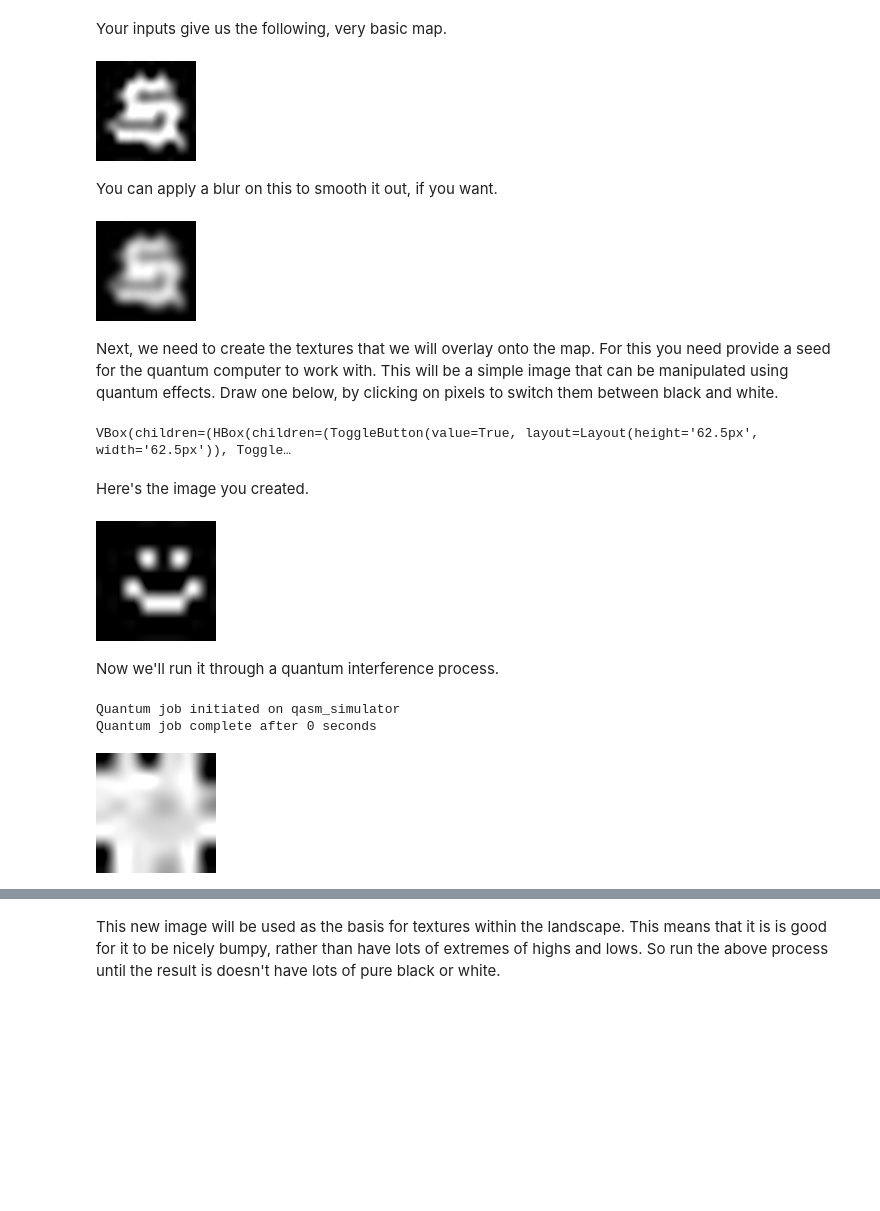
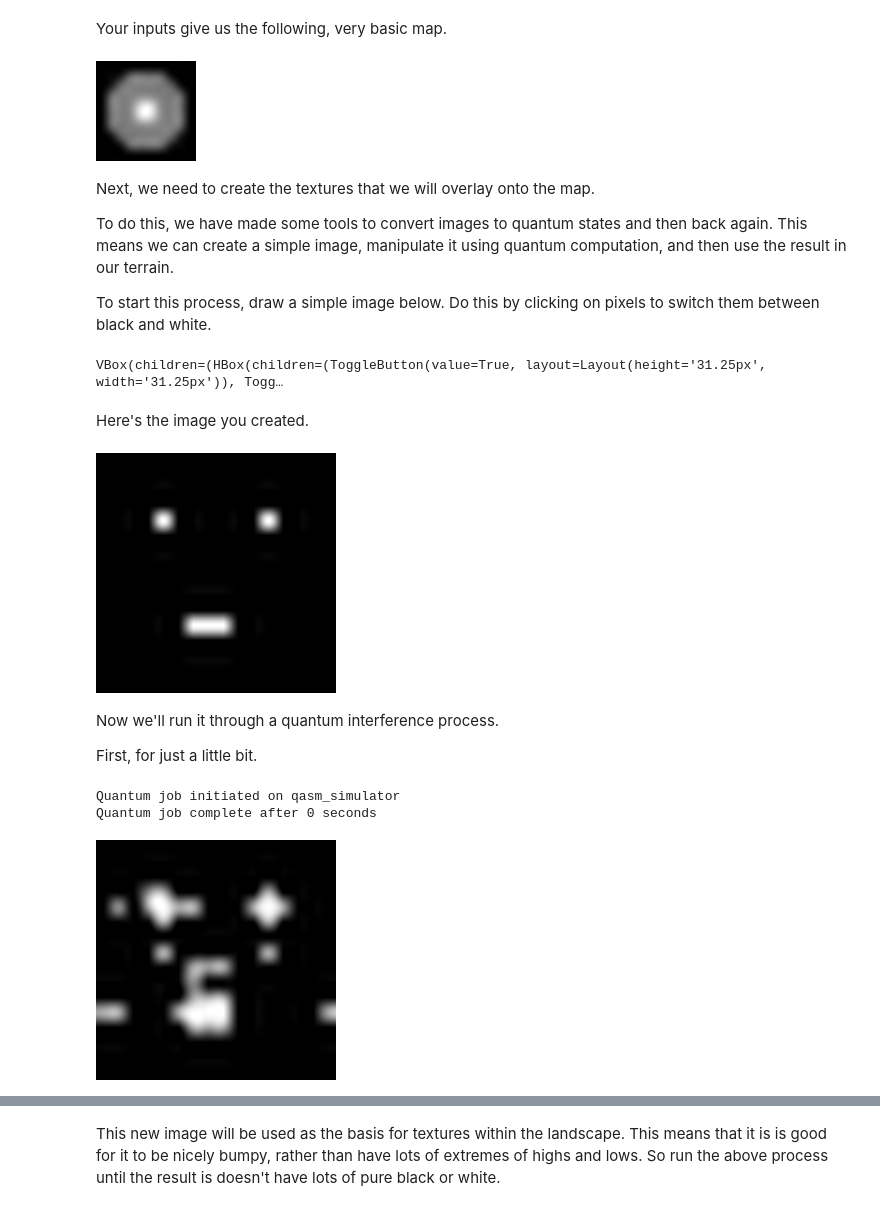
Before and after one commit to quantumjim/csv2terrain, a Jupyter notebook: island_generator_demo.ipynb, the cells around one changed output, grey strips where cells are left out. Drawn from its saved outputs; the diff is of its cells as text; code cells hidden in the pictures; blank space fills up the shorter version.

```diff
--- a/island_generator_demo.ipynb
+++ b/island_generator_demo.ipynb
@@ -161,7 +161,7 @@ def get_boxes(L,value=True):
     for y in range(L[1]):
         for x in range(L[0]):
             if value=='sea':
-                this_value = ( (x in [0,L[0]-1]) or (y in [0,L[1]-1]) )
+                this_value = ( x-(L[0]-1)/2 )**2 + ( y-(L[1]-1)/2 )**2 > min(L[0]/2-1,L[1]/2-1)**2
             elif value=='mountain':
                 this_value = not ( (x in [int(L[0])/2,int(L[0])/2-1]) and (y in [int(L[1])/2,int(L[1])/2-1]) )
             else:
@@ -461,20 +461,18 @@ for y in range(reduced_size[1]):
         else:
             Zs[x,y] = 0.5
 
+Zs = blur(Zs,reduced_size,steps=1)
 plot_height( Zs , terrain=None, zoom=10 )
 # %% [output]
-[figure, old version]
+[figure, new version]
-# %% [markdown]
-You can apply a blur on this to smooth it out, if you want.
-# %%
-Zs = blur(Zs,reduced_size,steps=1)
-plot_height( Zs , terrain=None, zoom=10 )
-# %% [output]
-[figure, removed]
 # %% [markdown]
-Next, we need to create the textures that we will overlay onto the map. For this you need provide a seed for the quantum computer to work with. This will be a simple image that can be manipulated using quantum effects. Draw one below, by clicking on pixels to switch them between black and white.
+Next, we need to create the textures that we will overlay onto the map.
+
+To do this, we have made some tools to convert images to quantum states and then back again. This means we can create a simple image, manipulate it using quantum computation, and then use the result in our terrain.
+
+To start this process, draw a simple image below. Do this by clicking on pixels to switch them between black and white.
 # %%
-n = 6
+n = 8
 shots = 4**n
 L = get_L(n)
 
@@ -482,7 +480,7 @@ box = get_boxes(L)
 
 VBox([ HBox([ box[x,y] for x in range(L[0]) ]) for y in range(L[1]) ])
 # %% [output]
-VBox(children=(HBox(children=(ToggleButton(value=True, layout=Layout(height='62.5px', width='62.5px')), Toggle…
+VBox(children=(HBox(children=(ToggleButton(value=True, layout=Layout(height='31.25px', width='31.25px')), Togg…
 # %% [markdown]
 Here's the image you created.
 # %%
@@ -494,13 +492,15 @@ for y in range(L[1]):
 
 plot_height( Z, terrain=None, zoom=15 )
 # %% [output]
-[figure, old version]
+[figure, new version]
 # %% [markdown]
 Now we'll run it through a quantum interference process.
+
+First, for just a little bit.
 # %%
-Z, grid = quantum_tartan(Z,0.05,shots=shots)
+Z, grid = quantum_tartan(Z,0.01,shots=shots)
 plot_height( Z, terrain=None, zoom=15 )
 # %% [output]
 Quantum job initiated on qasm_simulator
 Quantum job complete after 0 seconds
-[figure, old version]
+[figure, new version]
```
Also changed, not shown: parts of 4 cells of this notebook.
